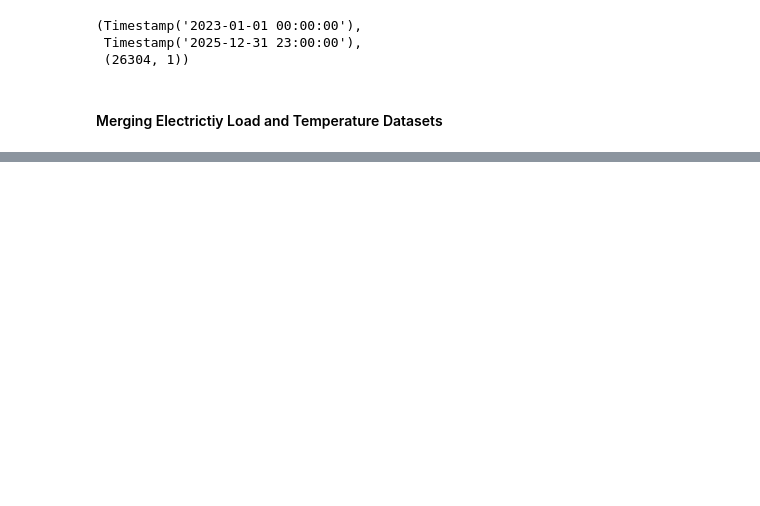
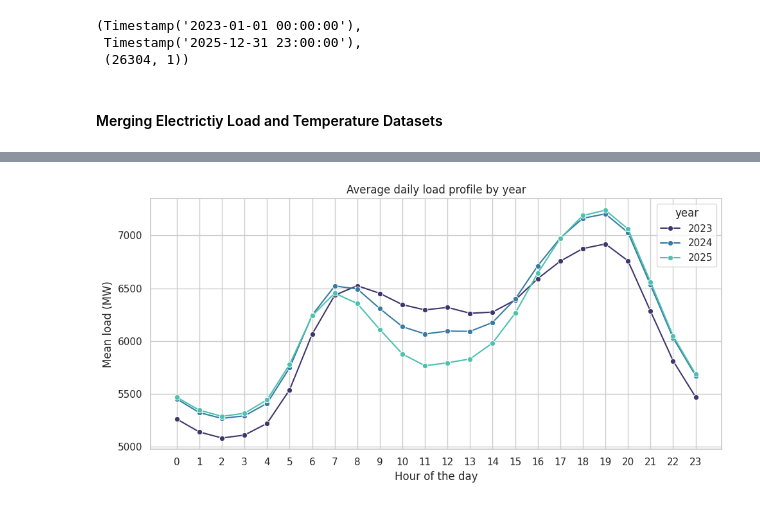
Before and after one commit to MaiaMarin/Electricity-Load-Forecasting, a Jupyter notebook: electricity_forecast_with_temperature.ipynb, the cells around one changed output, grey strips where cells are left out. Saved outputs shown, nothing was run; the diff lists cells and outputs as text; code cells hidden in the pictures; blank space fills up the shorter version.

```diff
--- a/electricity_forecast_with_temperature.ipynb
+++ b/electricity_forecast_with_temperature.ipynb
@@ -222,0 +268,33 @@ merged.shape, merged.index.min(), merged.index.max()
+# %%
+import seaborn as sns
+import matplotlib.pyplot as plt
+
+data = merged
+
+load_col = "Actual Total Load (MW)"
+if load_col not in data.columns:
+    load_col = data.select_dtypes("number").columns[0]
+
+plot_df = (
+    data[[load_col]]
+    .assign(year=data.index.year, hour = data.index.hour)
+    .groupby(["year","hour"], as_index = False)[load_col]
+    .mean()
+)
+
+sns.set_theme(style="whitegrid")
+palette = sns.color_palette("mako", n_colors=plot_df["year"].nunique())
+
+plt.figure(figsize=(10,5))
+sns.lineplot(
+    data=plot_df, x="hour", y=load_col, hue="year",
+    marker="o", palette = palette
+)
+plt.xticks(range(0,24))
+plt.xlabel("Hour of the day")
+plt.ylabel("Mean load (MW)")
+plt.title("Average daily load profile by year")
+plt.tight_layout()
+plt.show()
+# %% [output]
+[figure, added]
```
Also changed, not shown: parts of 38 cells of this notebook.
